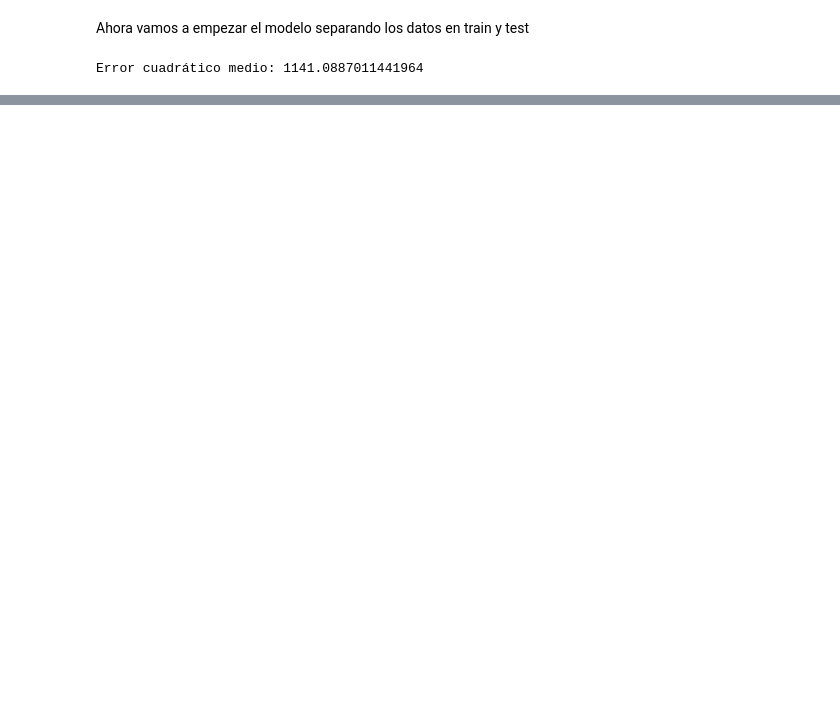
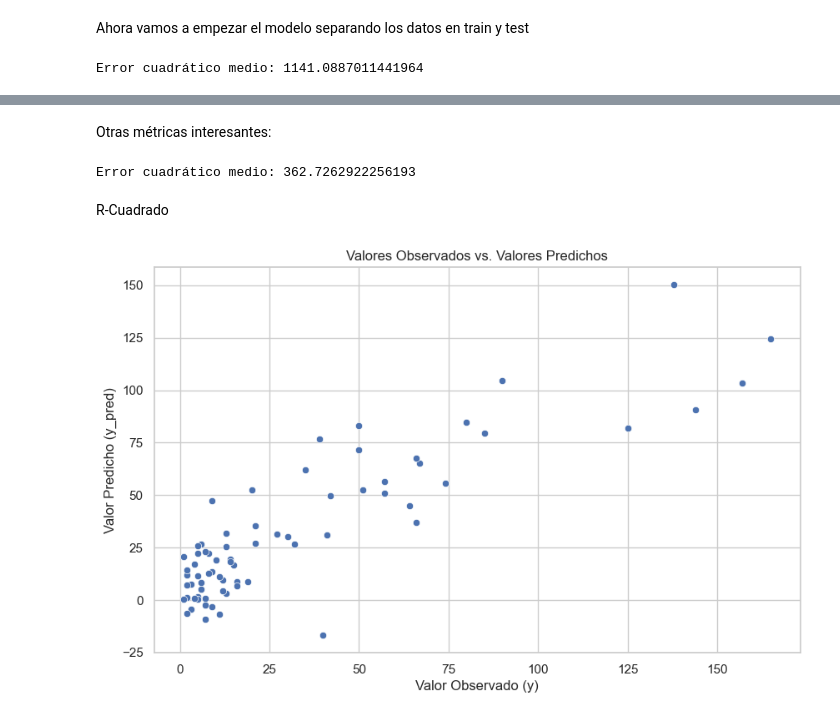
Before and after one commit to PdEXavierMY/Champions, a Jupyter notebook: regresion.ipynb, the cells around one changed output, grey strips where cells are left out. Cells and saved outputs as stored; diff of their text form; code cells hidden in the pictures; blank space fills up the shorter version.

```diff
--- a/regresion.ipynb
+++ b/regresion.ipynb
@@ -128,0 +131,41 @@ plt.show()
+# %% [markdown]
+Otras métricas interesantes:
+# %%
+# Dividir los datos en variables independientes (X) y variable dependiente (y)
+X = df_merged[['Total Points']]  # Variable independiente
+y = df_merged['Goles']            # Variable dependiente
+
+# Ajustar el modelo de regresión lineal
+model = LinearRegression()
+model.fit(X, y)
+
+# Predecir los valores de y
+y_pred = model.predict(X)
+
+# Calcular el error cuadrático medio (MSE)
+mse = mean_squared_error(y, y_pred)
+
+print('Error cuadrático medio:', mse)
+# %% [output]
+Error cuadrático medio: 362.7262922256193
+# %% [markdown]
+R-Cuadrado
+# %%
+# Calcular el coeficiente de determinación (R-cuadrado)
+r2 = r2_score(y, y_pred)
+
+# Crear un DataFrame para almacenar los resultados
+results = pd.DataFrame({'Valor Observado (y)': y,
+                        'Valor Predicho (y_pred)': y_pred,
+                        'Residuos': y - y_pred})
+
+# Gráfico de dispersión de los valores observados vs. valores predichos
+plt.figure(figsize=(10, 6))
+sns.scatterplot(data=results, x='Valor Observado (y)', y='Valor Predicho (y_pred)')
+plt.title('Valores Observados vs. Valores Predichos')
+plt.xlabel('Valor Observado (y)')
+plt.ylabel('Valor Predicho (y_pred)')
+plt.grid(True)
+plt.show()
+# %% [output]
+[figure, added]
```
Also changed, not shown: parts of 9 cells of this notebook, 1 other file.
